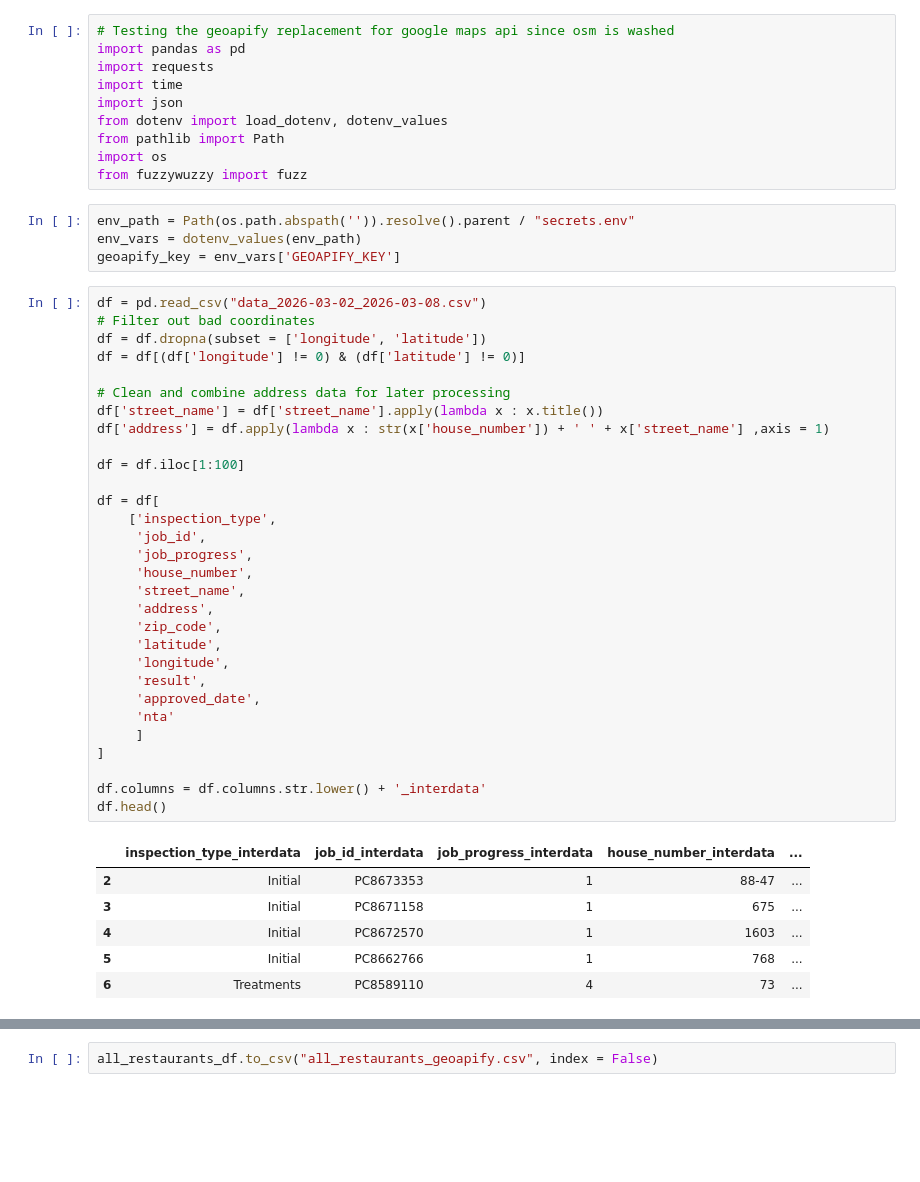
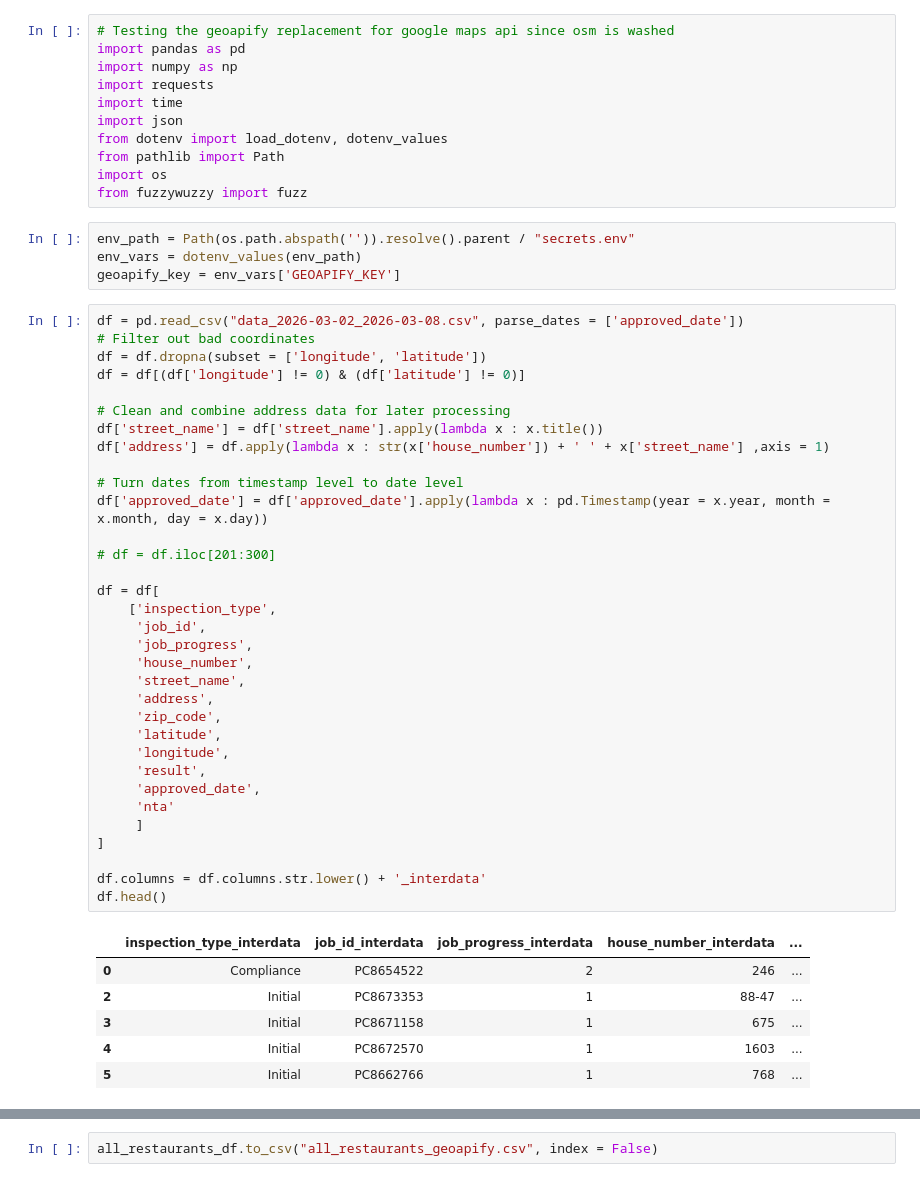
Before and after one commit to conor7276/nyc-rats-in-restaurants, a Jupyter notebook: osm/geoapift.ipynb, the cells around one changed output, grey strips where cells are left out. Saved outputs shown, nothing was run; the diff lists cells and outputs as text; blank space fills up the shorter version.

```diff
--- a/osm/geoapift.ipynb
+++ b/osm/geoapift.ipynb
@@ -1,6 +1,7 @@
 # %%
 # Testing the geoapify replacement for google maps api since osm is washed
 import pandas as pd
+import numpy as np
 import requests
 import time
 import json
@@ -13,42 +14,45 @@ env_path = Path(os.path.abspath('')).resolve().parent / "secrets.env"
 env_vars = dotenv_values(env_path)
 geoapify_key = env_vars['GEOAPIFY_KEY']
 # %%
-df = pd.read_csv("data_2026-03-02_2026-03-08.csv")
+df = pd.read_csv("data_2026-03-02_2026-03-08.csv", parse_dates = ['approved_date'])
 # Filter out bad coordinates
 df = df.dropna(subset = ['longitude', 'latitude'])
 df = df[(df['longitude'] != 0) & (df['latitude'] != 0)]
 
 # Clean and combine address data for later processing
 df['street_name'] = df['street_name'].apply(lambda x : x.title())
 df['address'] = df.apply(lambda x : str(x['house_number']) + ' ' + x['street_name'] ,axis = 1)
 
-df = df.iloc[1:100]
+# Turn dates from timestamp level to date level
+df['approved_date'] = df['approved_date'].apply(lambda x : pd.Timestamp(year = x.year, month = x.month, day = x.day))
+
+# df = df.iloc[201:300]
 
 df = df[
     ['inspection_type',
      'job_id',
      'job_progress',
      'house_number',
      'street_name',
      'address',
      'zip_code',
      'latitude',
      'longitude',
      'result',
      'approved_date',
      'nta'
      ]
 ]
 
 df.columns = df.columns.str.lower() + '_interdata'
 df.head()
 # %% [output]
 |  | inspection_type_interdata | job_id_interdata | job_progress_interdata | house_number_interdata | ... |
+| 0 | Compliance | PC8654522 | 2 | 246 | ... |
 | 2 | Initial | PC8673353 | 1 | 88-47 | ... |
 | 3 | Initial | PC8671158 | 1 | 675 | ... |
 | 4 | Initial | PC8672570 | 1 | 1603 | ... |
 | 5 | Initial | PC8662766 | 1 | 768 | ... |
-| 6 | Treatments | PC8589110 | 4 | 73 | ... |
 # %%
 
 categories = "catering.restaurant,commercial.food_and_drink,catering.fast_food,catering.food_court,catering.bar"
```
Also changed, not shown: parts of 5 cells of this notebook.
